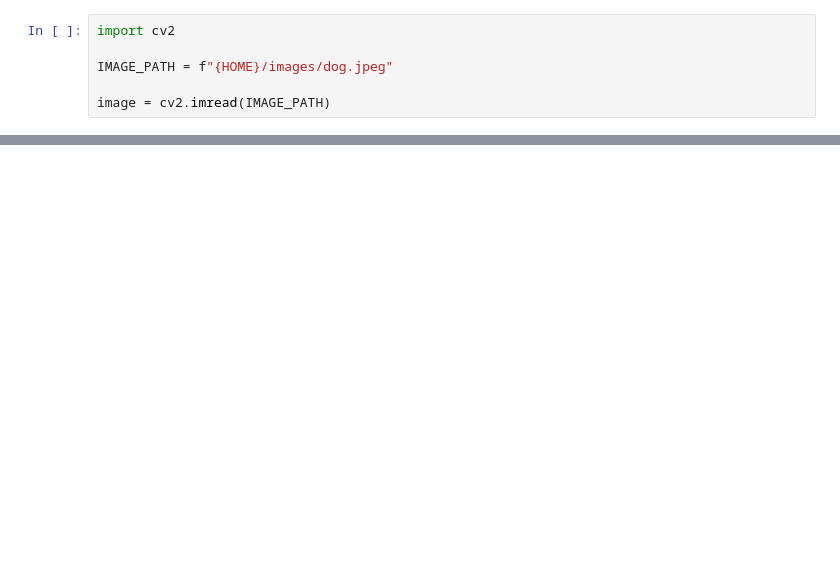
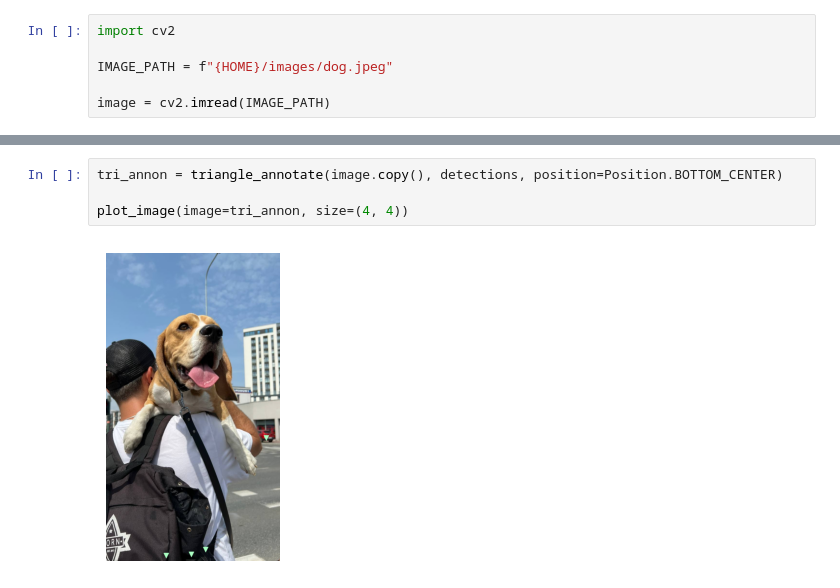
Before and after one commit to DanRHowarth/supervision, a Jupyter notebook: triangle.ipynb, the cells around one changed output, grey strips where cells are left out. Drawn from its saved outputs; the diff is of its cells as text; blank space fills up the shorter version.

```diff
--- a/triangle.ipynb
+++ b/triangle.ipynb
@@ -62,0 +343,6 @@ sv.plot_image(image=annotated_image, size=(8, 8))
+# %%
+tri_annon = triangle_annotate(image.copy(), detections, position=Position.BOTTOM_CENTER)
+
+plot_image(image=tri_annon, size=(4, 4))
+# %% [output]
+[figure, added]
```
Also changed, not shown: parts of 39 cells of this notebook.
